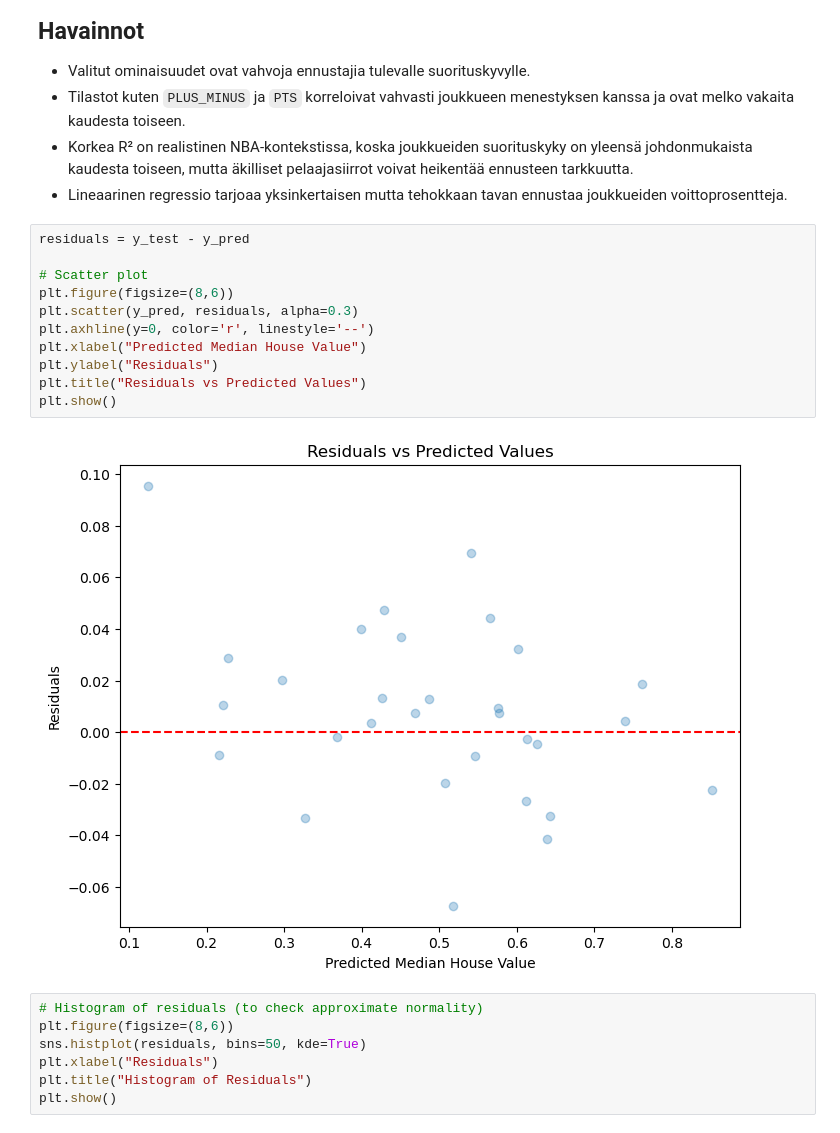
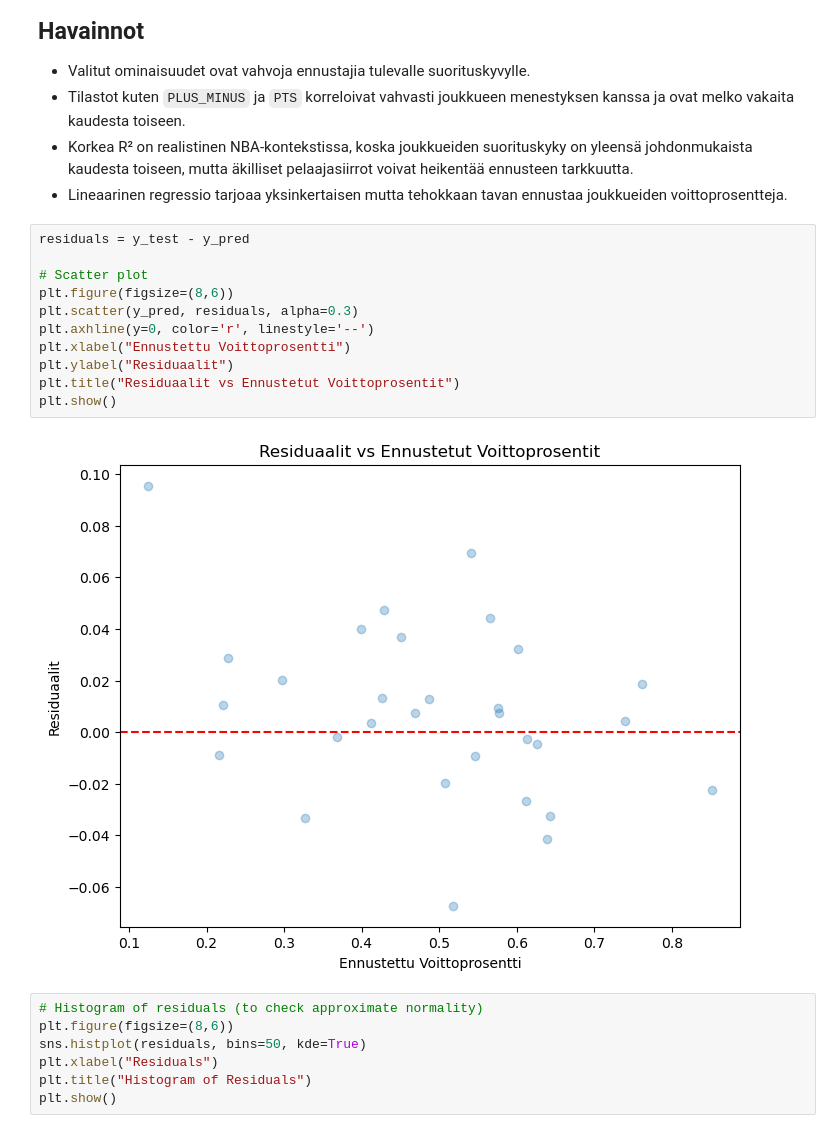
Before and after one commit to tauimonen/ML-NBA-dataset-linear-regression, a Jupyter notebook: nba.ipynb, the cells around one changed output. Saved outputs shown, nothing was run; the diff lists cells and outputs as text.

```diff
--- a/nba.ipynb
+++ b/nba.ipynb
@@ -507,16 +560,16 @@ plt.show()
 # %%
 residuals = y_test - y_pred
 
 # Scatter plot
 plt.figure(figsize=(8,6))
 plt.scatter(y_pred, residuals, alpha=0.3)
 plt.axhline(y=0, color='r', linestyle='--')
-plt.xlabel("Predicted Median House Value")
-plt.ylabel("Residuals")
-plt.title("Residuals vs Predicted Values")
+plt.xlabel("Ennustettu Voittoprosentti")
+plt.ylabel("Residuaalit")
+plt.title("Residuaalit vs Ennustetut Voittoprosentit")
 plt.show()
 # %% [output]
-[figure, old version]
+[figure, new version]
 # %%
 # Histogram of residuals (to check approximate normality)
 plt.figure(figsize=(8,6))
```
Also changed, not shown: parts of 9 cells of this notebook, 1 other file.
